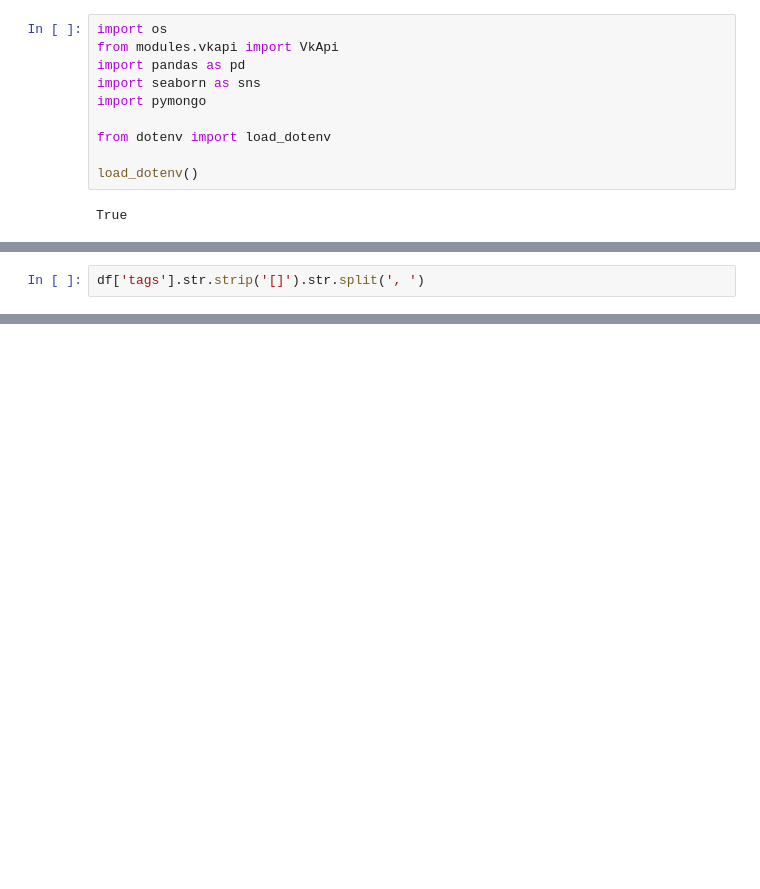
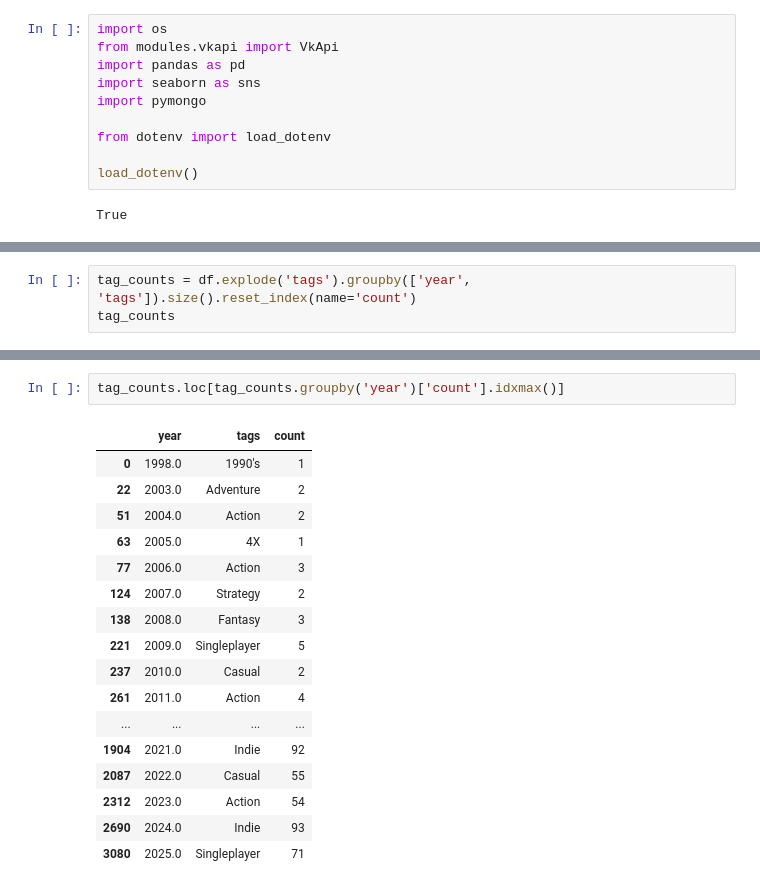
Before and after one commit to Hjklvfr/DataAnalysisMethods, a Jupyter notebook: analytics/notebooks/web_lab4.ipynb, the cells around one changed output, grey strips where cells are left out. Saved outputs shown, nothing was run; the diff lists cells and outputs as text; blank space fills up the shorter version.

```diff
--- a/analytics/notebooks/web_lab4.ipynb
+++ b/analytics/notebooks/web_lab4.ipynb
@@ -106,3 +106,4 @@ df['tags'] = df['tags'].astype('str')
 # %%
-df['tags'].str.strip('[]').str.split(', ')
+tag_counts = df.explode('tags').groupby(['year', 'tags']).size().reset_index(name='count')
+tag_counts
 # %% [output]
@@ -109,0 +123,20 @@ AttributeError: Can only use .str accessor with string values!
+# %%
+tag_counts.loc[tag_counts.groupby('year')['count'].idxmax()]
+# %% [output]
+|  | year | tags | count |
+| 0 | 1998.0 | 1990's | 1 |
+| 22 | 2003.0 | Adventure | 2 |
+| 51 | 2004.0 | Action | 2 |
+| 63 | 2005.0 | 4X | 1 |
+| 77 | 2006.0 | Action | 3 |
+| 124 | 2007.0 | Strategy | 2 |
+| 138 | 2008.0 | Fantasy | 3 |
+| 221 | 2009.0 | Singleplayer | 5 |
+| 237 | 2010.0 | Casual | 2 |
+| 261 | 2011.0 | Action | 4 |
+| ... | ... | ... | ... |
+| 1904 | 2021.0 | Indie | 92 |
+| 2087 | 2022.0 | Casual | 55 |
+| 2312 | 2023.0 | Action | 54 |
+| 2690 | 2024.0 | Indie | 93 |
+| 3080 | 2025.0 | Singleplayer | 71 |
```
Also changed, not shown: parts of 6 cells of this notebook.
